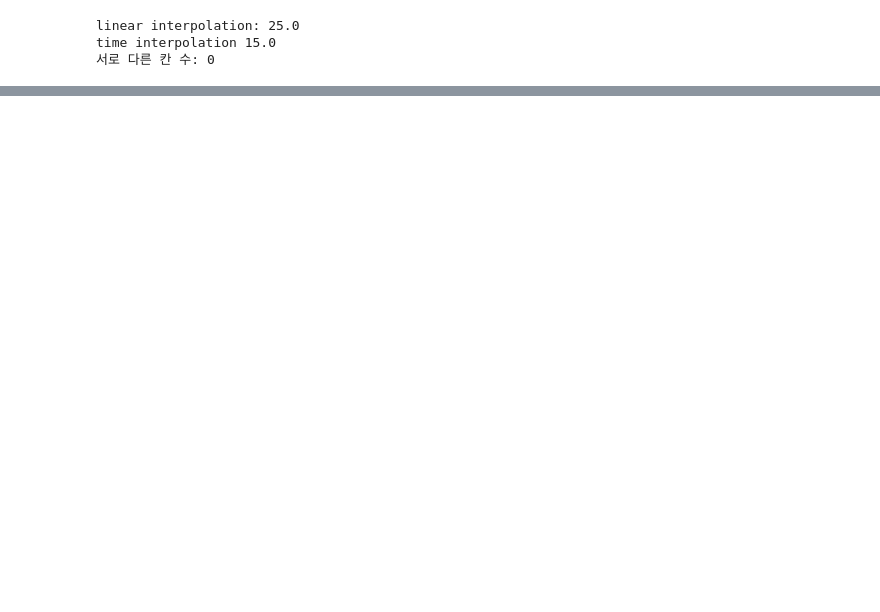
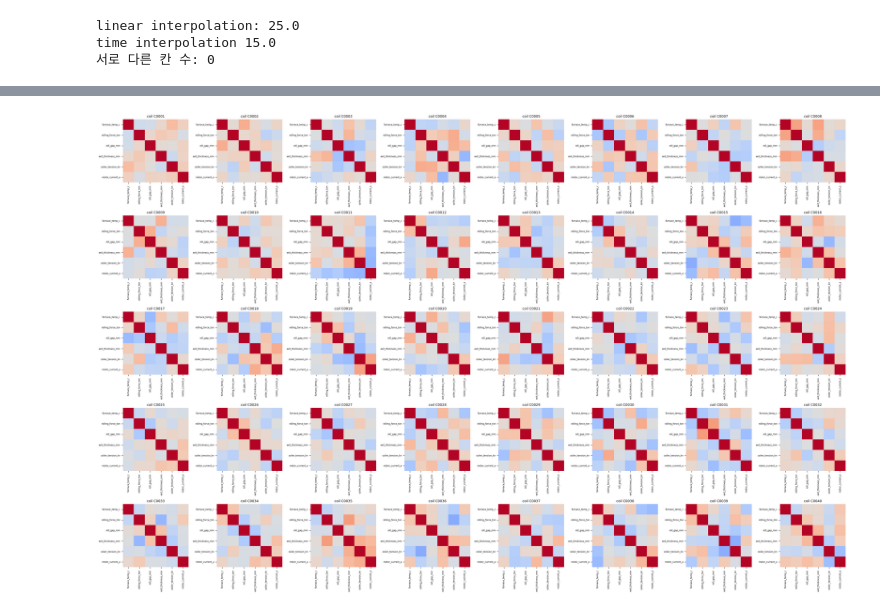
Before and after one commit to songjiho1209-sudo/Test, a Jupyter notebook: data/09_03.ipynb, the cells around one changed output, grey strips where cells are left out. Cells and saved outputs as stored; diff of their text form; code cells hidden in the pictures; blank space fills up the shorter version.

```diff
--- a/data/09_03.ipynb
+++ b/data/09_03.ipynb
@@ -175,0 +364,43 @@ time interpolation 15.0
+# %%
+import pandas as pd
+import matplotlib.pyplot as plt
+import seaborn as sns
+
+df = pd.read_csv("01-03_제강_연주와_압연_열연조업_222_260903_Question_1.csv")
+
+cols = [
+    "furnace_temp_c",
+    "rolling_force_ton",
+    "roll_gap_mm",
+    "exit_thickness_mm",
+    "coiler_tension_kn",
+    "motor_current_a"
+]
+
+coil_ids = sorted(df["coil_id"].unique())
+
+fig, axes = plt.subplots(5, 8, figsize=(28, 18))
+axes = axes.ravel()
+
+for ax, coil_id in zip(axes, coil_ids):
+    g = df[df["coil_id"] == coil_id]
+    corr = g[cols].corr()
+
+    sns.heatmap(
+        corr,
+        ax=ax,
+        cmap="coolwarm",
+        vmin=-1,
+        vmax=1,
+        cbar=False,
+        annot=False
+    )
+
+    ax.set_title(f"coil {coil_id}", fontsize=9)
+    ax.tick_params(axis="x", labelrotation=90, labelsize=6)
+    ax.tick_params(axis="y", labelsize=6)
+
+plt.tight_layout()
+plt.show()
+# %% [output]
+[figure, added]
```
Also changed, not shown: parts of 9 cells of this notebook, 2 other files.
